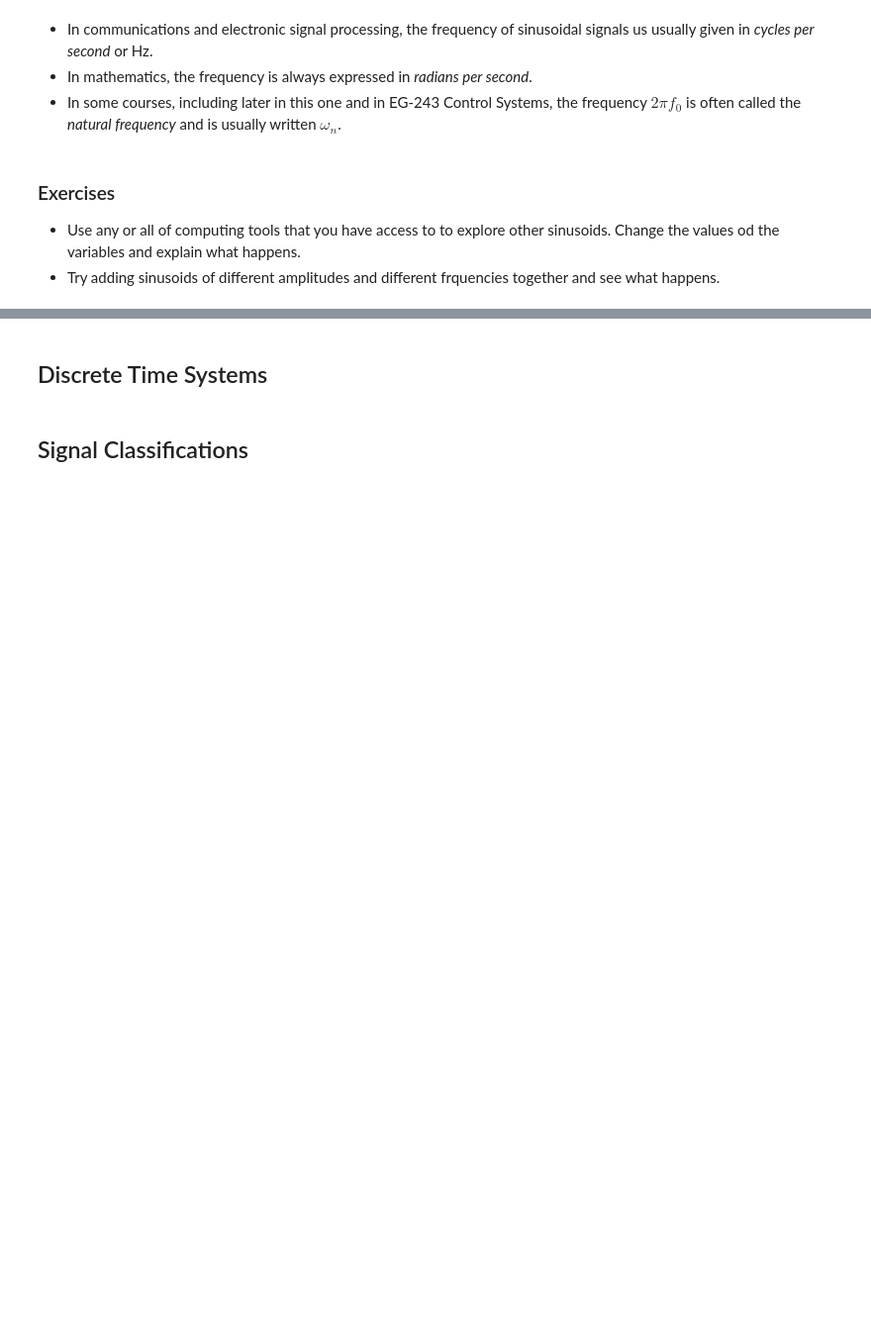
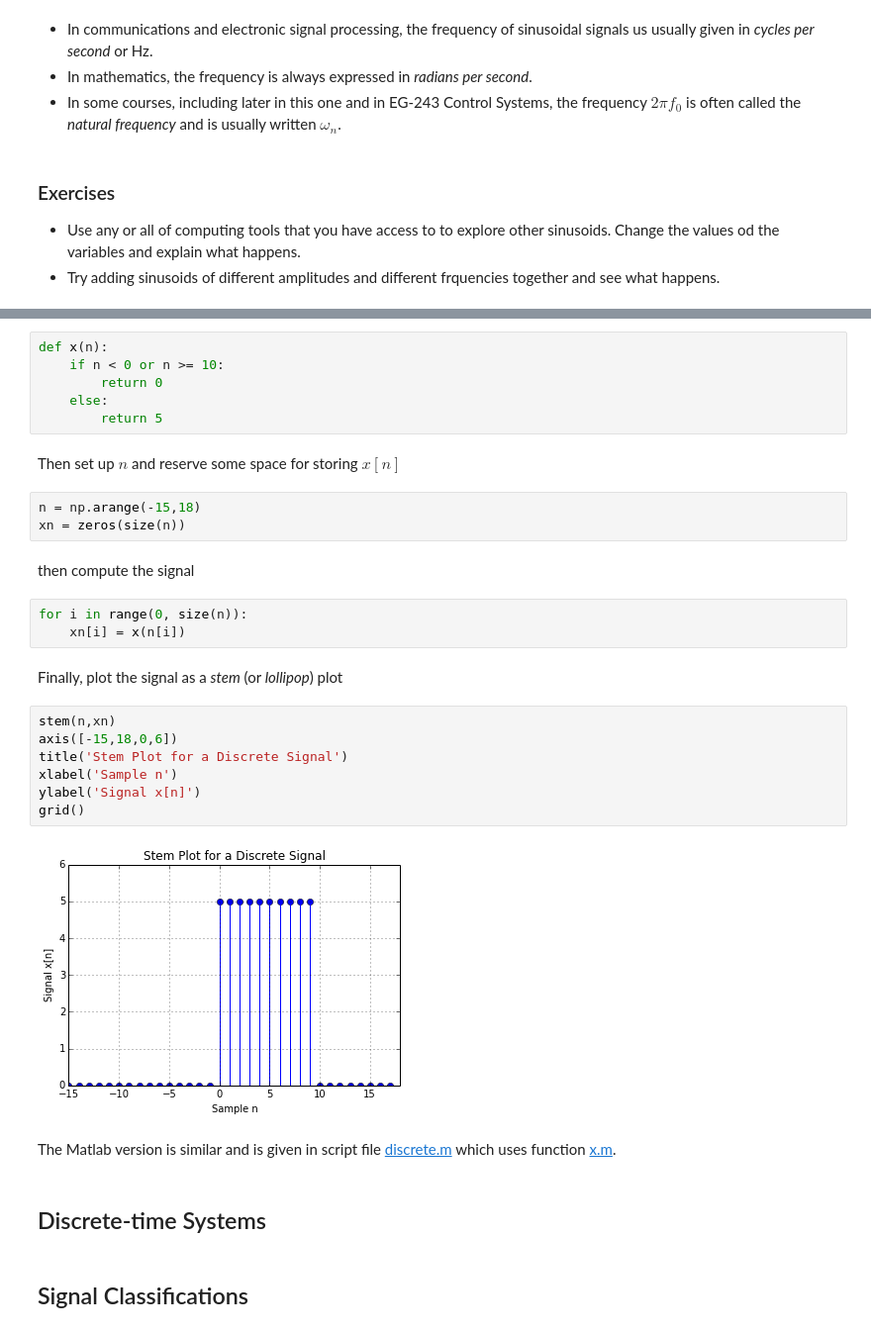
Before and after one commit to cpjobling/EG-247-Resources, a Jupyter notebook: introduction/Introduction.ipynb, the cells around one changed output, grey strips where cells are left out. Shown at 99% size. Cells and saved outputs as stored; diff of their text form; blank space fills up the shorter version.

Commit message:
Add discrete signal example

```diff
--- a/introduction/Introduction.ipynb
+++ b/introduction/Introduction.ipynb
@@ -110,5 +137,34 @@ Also, give the actual values, with units, for the variables used in the example
+# %%
+def x(n):
+    if n < 0 or n >= 10:
+        return 0
+    else:
+        return 5
+# %% [markdown]
+Then set up $n$ and reserve some space for storing $x[n]$
+# %%
+n = np.arange(-15,18)
+xn = zeros(size(n))
+# %% [markdown]
+then compute the signal
+# %%
+for i in range(0, size(n)):
+    xn[i] = x(n[i])
+# %% [markdown]
+Finally, plot the signal as a *stem* (or *lollipop*) plot
+# %%
+stem(n,xn)
+axis([-15,18,0,6])
+title('Stem Plot for a Discrete Signal')
+xlabel('Sample n')
+ylabel('Signal x[n]')
+grid()
+# %% [output]
+[figure, added]
+# %% [markdown]
+The Matlab version is similar and is given in script file [discrete.m](discrete.m) which uses function [x.m](x.m).
 # %% [markdown]
-## Discrete Time Systems
+## Discrete-time Systems
 # %% [markdown]
 ## Signal Classifications
 # %% [markdown]
```
Also changed, not shown: parts of 15 cells of this notebook.
